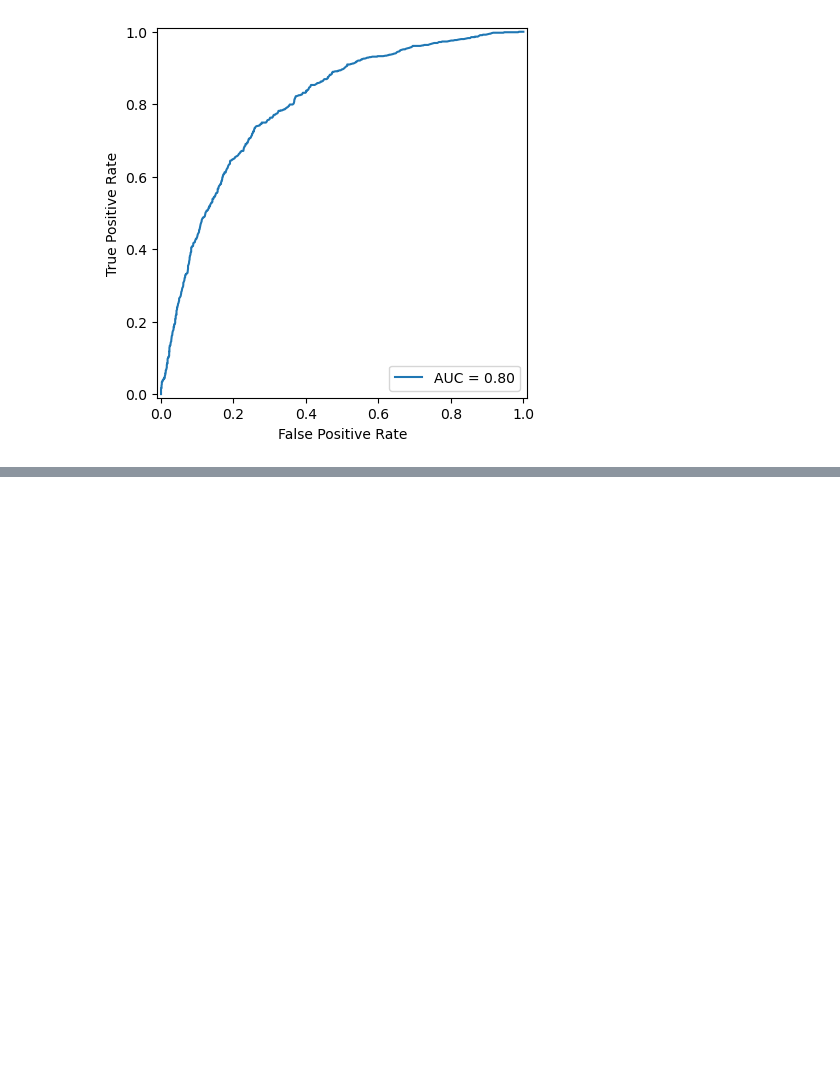
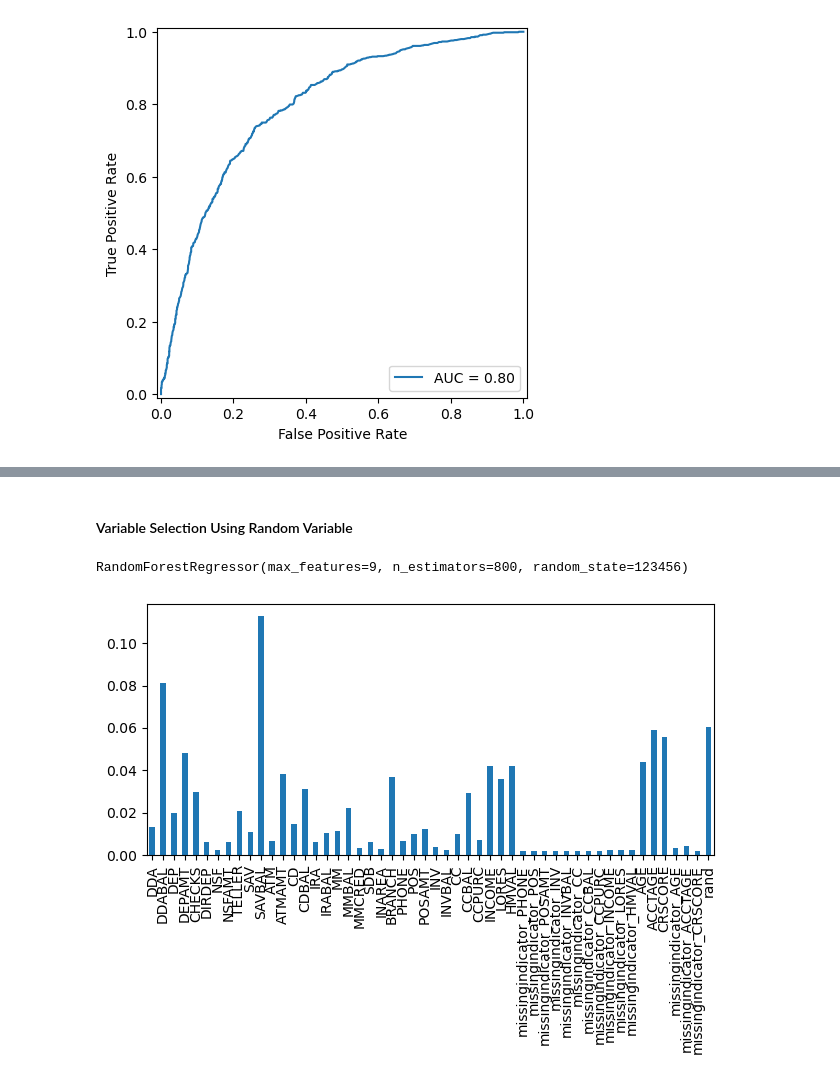
Before and after one commit to jmeslow/IAA-Projects, a Jupyter notebook: Machine Learning/code.ipynb, the cells around one changed output, grey strips where cells are left out. Drawn from its saved outputs; the diff is of its cells as text; code cells hidden in the pictures; blank space fills up the shorter version.

Commit message:
Complete variable selection

```diff
--- a/Machine Learning/code.ipynb
+++ b/Machine Learning/code.ipynb
@@ -99,0 +110,15 @@ RocCurveDisplay(fpr = fpr,tpr = tpr,roc_auc = roc_auc).plot()
+# %% [markdown]
+#### Variable Selection Using Random Variable
+# %%
+rf2 = RandomForestRegressor(bootstrap=True, max_features=9, n_estimators=800,random_state=123456)
+imputed_training_rand = imputed_training
+imputed_training_rand['rand'] = np.random.rand(imputed_training.shape[0])
+rf2.fit(imputed_training_rand.drop('INS',axis=1),imputed_training_rand['INS'])
+# %% [output]
+RandomForestRegressor(max_features=9, n_estimators=800, random_state=123456)
+# %%
+fig, ax = plt.subplots()
+pd.Series(rf2.feature_importances_,rf2.feature_names_in_).plot.bar()
+fig.tight_layout()
+# %% [output]
+[figure, added]
```
Also changed, not shown: parts of 5 cells of this notebook.
